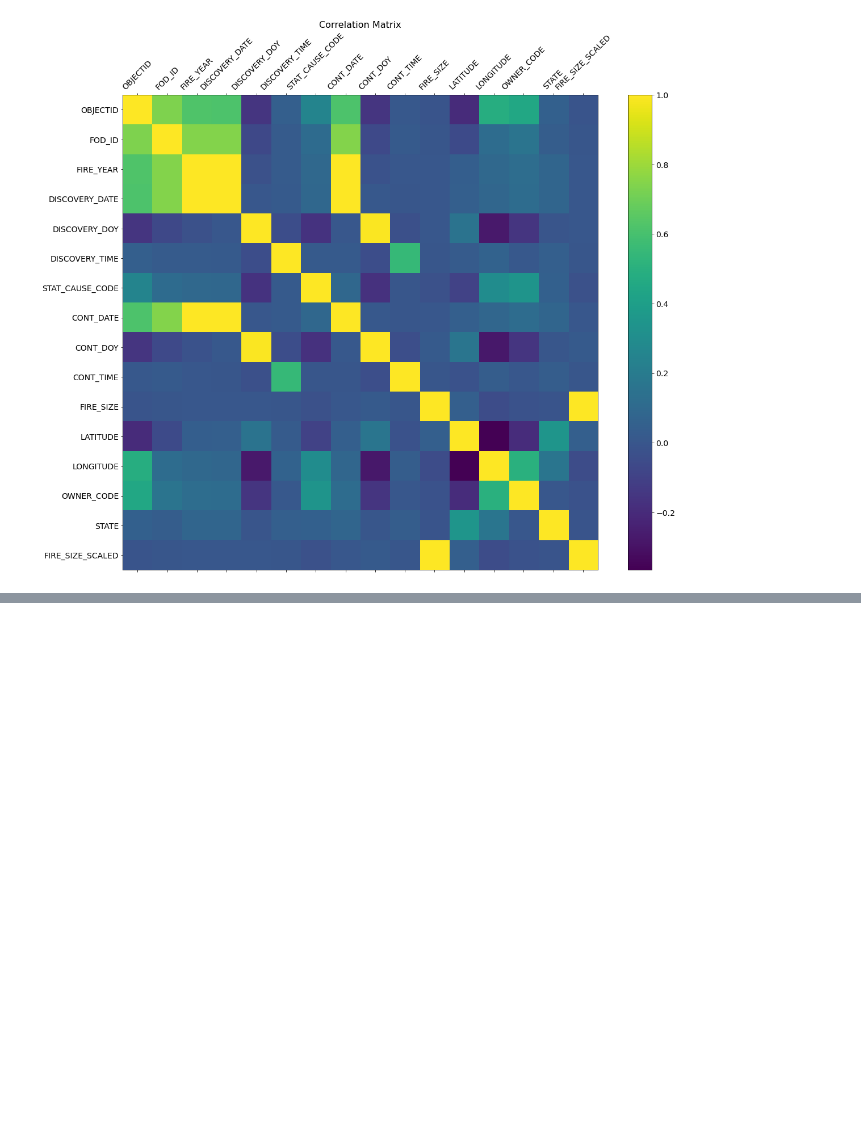
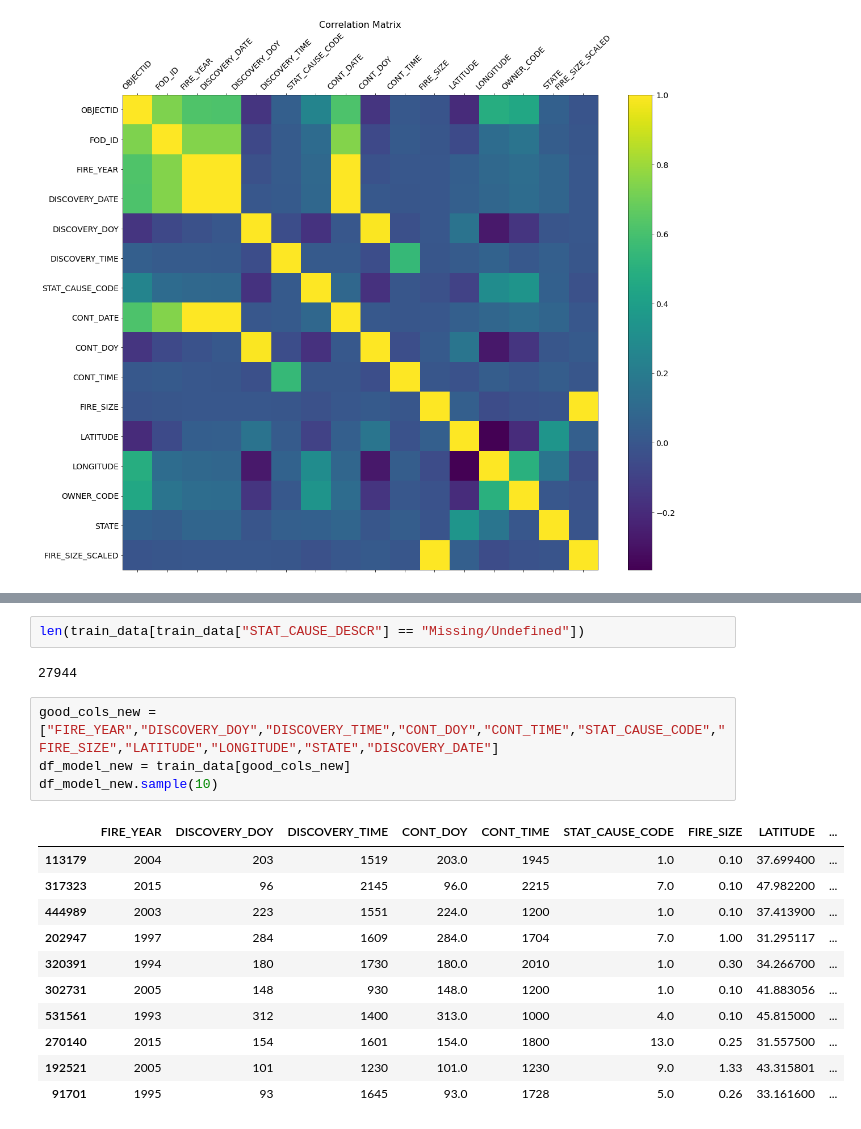
Before and after one commit to akanksha276/wildfire_analysis, a Jupyter notebook: notebooks/NN/255_NN_learning.ipynb, the cells around one changed output, grey strips where cells are left out. Cells and saved outputs as stored; diff of their text form; blank space fills up the shorter version.

Commit message:
NN on STAT_CAUSE

```diff
--- a/notebooks/NN/255_NN_learning.ipynb
+++ b/notebooks/NN/255_NN_learning.ipynb
@@ -257,0 +297,20 @@ plt.savefig("corr_train_nandu.png")
+# %%
+len(train_data[train_data["STAT_CAUSE_DESCR"] == "Missing/Undefined"])
+# %% [output]
+27944
+# %%
+good_cols_new = ["FIRE_YEAR","DISCOVERY_DOY","DISCOVERY_TIME","CONT_DOY","CONT_TIME","STAT_CAUSE_CODE","FIRE_SIZE","LATITUDE","LONGITUDE","STATE","DISCOVERY_DATE"]
+df_model_new = train_data[good_cols_new]
+df_model_new.sample(10)
+# %% [output]
+|  | FIRE_YEAR | DISCOVERY_DOY | DISCOVERY_TIME | CONT_DOY | CONT_TIME | STAT_CAUSE_CODE | FIRE_SIZE | LATITUDE | ... |
+| 113179 | 2004 | 203 | 1519 | 203.0 | 1945 | 1.0 | 0.10 | 37.699400 | ... |
+| 317323 | 2015 | 96 | 2145 | 96.0 | 2215 | 7.0 | 0.10 | 47.982200 | ... |
+| 444989 | 2003 | 223 | 1551 | 224.0 | 1200 | 1.0 | 0.10 | 37.413900 | ... |
+| 202947 | 1997 | 284 | 1609 | 284.0 | 1704 | 7.0 | 1.00 | 31.295117 | ... |
+| 320391 | 1994 | 180 | 1730 | 180.0 | 2010 | 1.0 | 0.30 | 34.266700 | ... |
+| 302731 | 2005 | 148 | 930 | 148.0 | 1200 | 1.0 | 0.10 | 41.883056 | ... |
+| 531561 | 1993 | 312 | 1400 | 313.0 | 1000 | 4.0 | 0.10 | 45.815000 | ... |
+| 270140 | 2015 | 154 | 1601 | 154.0 | 1800 | 13.0 | 0.25 | 31.557500 | ... |
+| 192521 | 2005 | 101 | 1230 | 101.0 | 1230 | 9.0 | 1.33 | 43.315801 | ... |
+| 91701 | 1995 | 93 | 1645 | 93.0 | 1728 | 5.0 | 0.26 | 33.161600 | ... |
```
Also changed, not shown: parts of 18 cells of this notebook.
